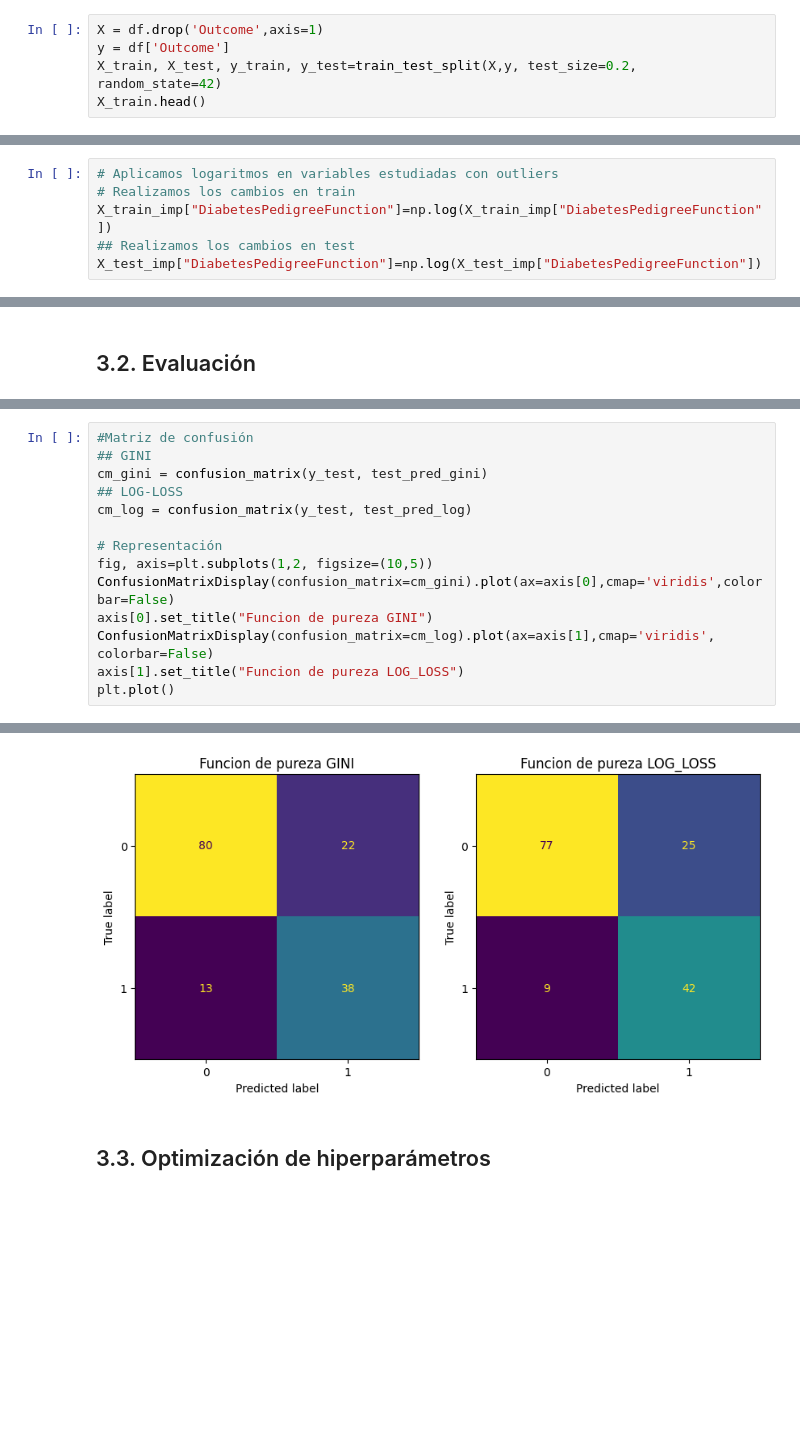
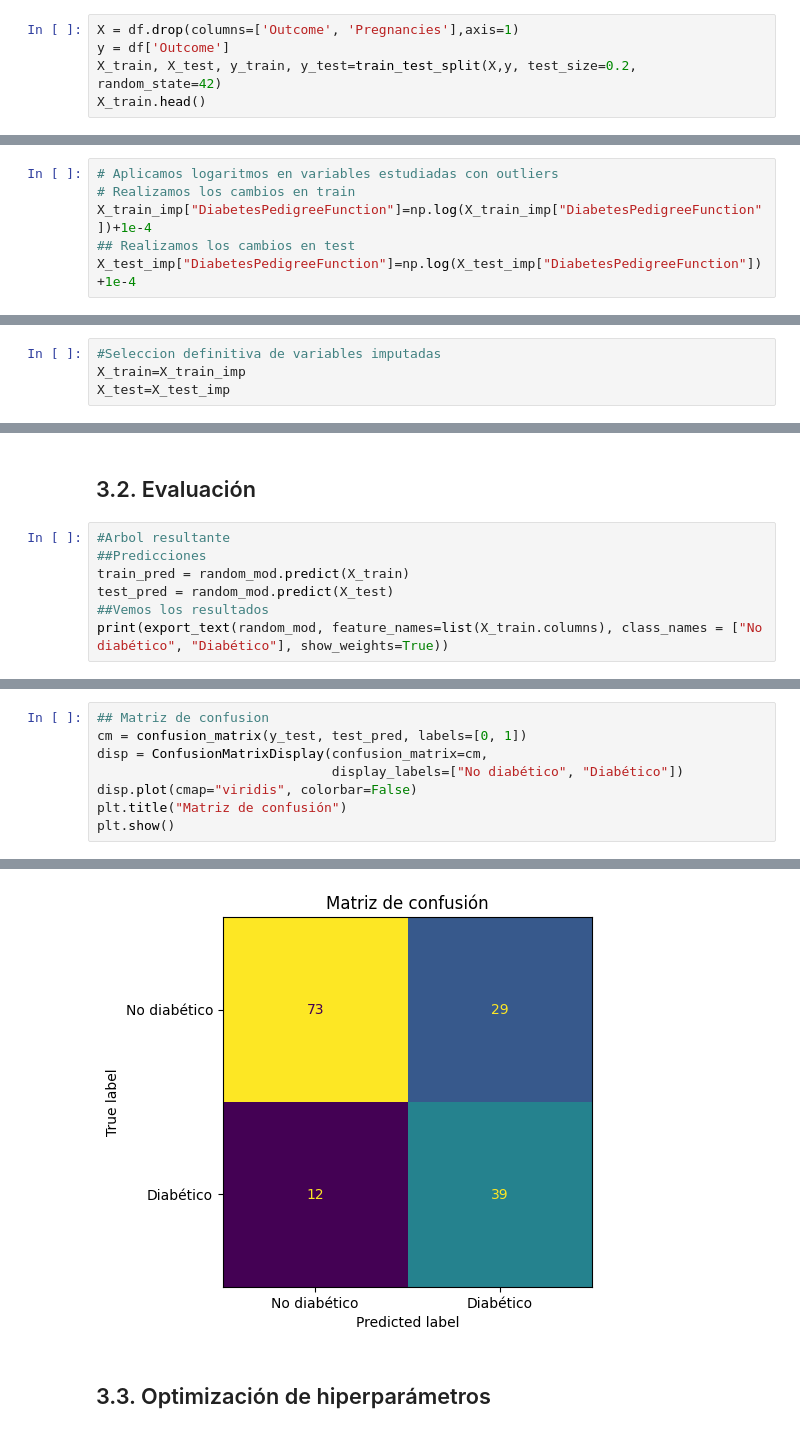
Before and after one commit to jjimvar/intro-ml, a Jupyter notebook: src/04-decission-tree.ipynb, the cells around one changed output, grey strips where cells are left out. Cells and saved outputs as stored; diff of their text form; blank space fills up the shorter version.

Commit message:
Arboles

```diff
--- a/src/04-decission-tree.ipynb
+++ b/src/04-decission-tree.ipynb
@@ -460,7 +470,7 @@ plt.plot()
 # %% [markdown]
 ## 1.5. División Train-Test
 # %%
-X = df.drop('Outcome',axis=1)
+X = df.drop(columns=['Outcome', 'Pregnancies'],axis=1)
 y = df['Outcome']
 X_train, X_test, y_train, y_test=train_test_split(X,y, test_size=0.2, random_state=42)
 X_train.head()
@@ -568,9 +600,9 @@ plt.show()
 # %%
 # Aplicamos logaritmos en variables estudiadas con outliers
 # Realizamos los cambios en train
-X_train_imp["DiabetesPedigreeFunction"]=np.log(X_train_imp["DiabetesPedigreeFunction"])
+X_train_imp["DiabetesPedigreeFunction"]=np.log(X_train_imp["DiabetesPedigreeFunction"])+1e-4
 ## Realizamos los cambios en test
-X_test_imp["DiabetesPedigreeFunction"]=np.log(X_test_imp["DiabetesPedigreeFunction"])
+X_test_imp["DiabetesPedigreeFunction"]=np.log(X_test_imp["DiabetesPedigreeFunction"])+1e-4
 # %%
 #Exportamos la base de datos procedada
 train=pd.concat([X_train_imp, y_train], axis=1)
@@ -581,6 +634,10 @@ df_proc.to_csv("C:/Users/jjime/OneDrive/Git Hub/intro-ml/data/processed/diabetes
 # **2. SELECCIÓN DE CARCATERÍSTICAS**
 # %% [markdown]
 ## 2.1. Aplicación de los métodos
+# %%
+#Seleccion definitiva de variables imputadas
+X_train=X_train_imp
+X_test=X_test_imp
 # %% [markdown]
 ### A) Feature importance con Random Forest
 # %%
@@ -916,2 +963,9 @@ print(export_text(log_loss_tree, feature_names=list(X_train_imp[sel].columns), c
 # %% [markdown]
 ## 3.2. Evaluación
+# %%
+#Arbol resultante
+##Predicciones
+train_pred = random_mod.predict(X_train)
+test_pred = random_mod.predict(X_test)
+##Vemos los resultados
+print(export_text(random_mod, feature_names=list(X_train.columns), class_names = ["No diabético", "Diabético"], show_weights=True))
@@ -951,15 +1004,9 @@ Diferencia   0.03637 -0.07353      0.09459    0.10617 0.02955
 # %%
-#Matriz de confusión
-## GINI
-cm_gini = confusion_matrix(y_test, test_pred_gini)
-## LOG-LOSS
-cm_log = confusion_matrix(y_test, test_pred_log)
-
-# Representación
-fig, axis=plt.subplots(1,2, figsize=(10,5))
-ConfusionMatrixDisplay(confusion_matrix=cm_gini).plot(ax=axis[0],cmap='viridis',colorbar=False)
-axis[0].set_title("Funcion de pureza GINI")
-ConfusionMatrixDisplay(confusion_matrix=cm_log).plot(ax=axis[1],cmap='viridis', colorbar=False)
-axis[1].set_title("Funcion de pureza LOG_LOSS")
-plt.plot()
+## Matriz de confusion
+cm = confusion_matrix(y_test, test_pred, labels=[0, 1])
+disp = ConfusionMatrixDisplay(confusion_matrix=cm,
+                              display_labels=["No diabético", "Diabético"])
+disp.plot(cmap="viridis", colorbar=False)
+plt.title("Matriz de confusión")
+plt.show()
 # %% [output]
@@ -967,3 +1013,3 @@ plt.plot()
-[figure, old version]
+[figure, new version]
 # %% [markdown]
 ## 3.3. Optimización de hiperparámetros
```
Also changed, not shown: parts of 80 cells of this notebook, 10 other files.
